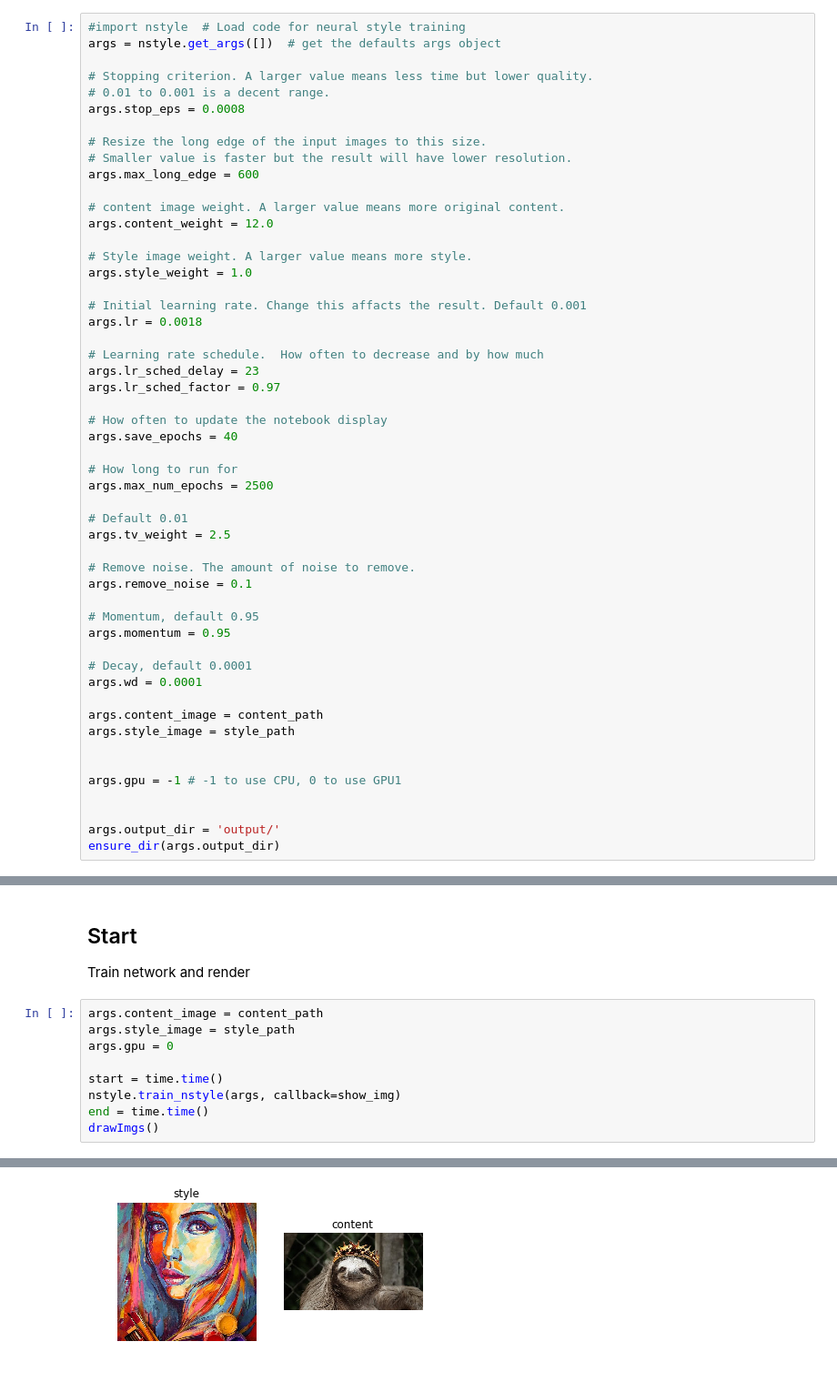
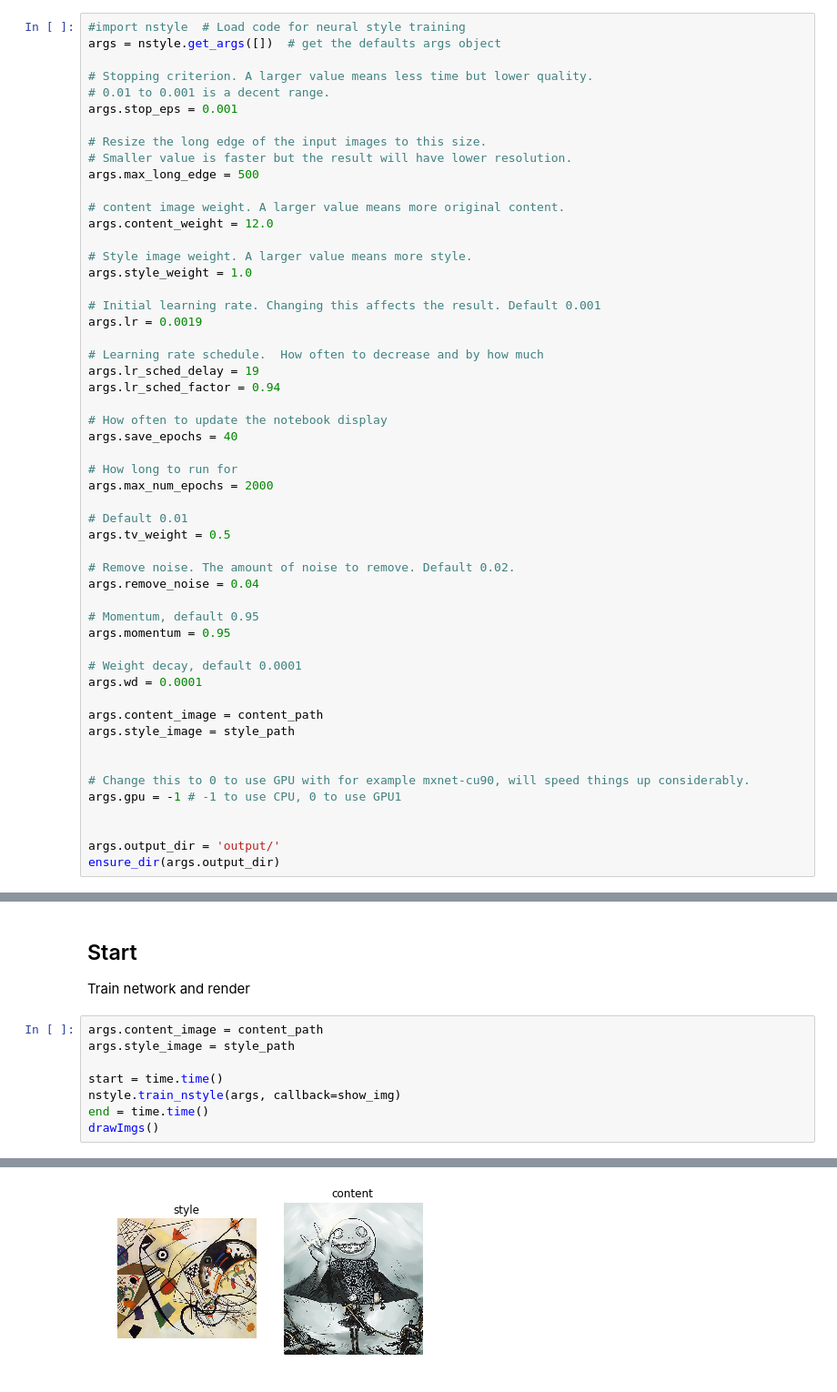
Before and after one commit to Dacrol/neural-style, a Jupyter notebook: neuralart.ipynb, the cells around one changed output, grey strips where cells are left out. Shown at 91% size. Drawn from its saved outputs; the diff is of its cells as text.

```diff
--- a/neuralart.ipynb
+++ b/neuralart.ipynb
@@ -147,11 +147,11 @@ args = nstyle.get_args([])  # get the defaults args object
 
 # Stopping criterion. A larger value means less time but lower quality.
 # 0.01 to 0.001 is a decent range.
-args.stop_eps = 0.0008
+args.stop_eps = 0.001
 
 # Resize the long edge of the input images to this size.
 # Smaller value is faster but the result will have lower resolution.
-args.max_long_edge = 600
+args.max_long_edge = 500
 
 # content image weight. A larger value means more original content.
 args.content_weight = 12.0
@@ -159,35 +159,36 @@ args.content_weight = 12.0
 # Style image weight. A larger value means more style.
 args.style_weight = 1.0
 
-# Initial learning rate. Change this affacts the result. Default 0.001
-args.lr = 0.0018
+# Initial learning rate. Changing this affects the result. Default 0.001
+args.lr = 0.0019
 
 # Learning rate schedule.  How often to decrease and by how much
-args.lr_sched_delay = 23
-args.lr_sched_factor = 0.97
+args.lr_sched_delay = 19
+args.lr_sched_factor = 0.94
 
 # How often to update the notebook display
 args.save_epochs = 40
 
 # How long to run for
-args.max_num_epochs = 2500
+args.max_num_epochs = 2000
 
 # Default 0.01
-args.tv_weight = 2.5
+args.tv_weight = 0.5
 
-# Remove noise. The amount of noise to remove.
-args.remove_noise = 0.1
+# Remove noise. The amount of noise to remove. Default 0.02.
+args.remove_noise = 0.04
 
 # Momentum, default 0.95
 args.momentum = 0.95
 
-# Decay, default 0.0001
+# Weight decay, default 0.0001
 args.wd = 0.0001
 
 args.content_image = content_path
 args.style_image = style_path
 
 
+# Change this to 0 to use GPU with for example mxnet-cu90, will speed things up considerably.
 args.gpu = -1 # -1 to use CPU, 0 to use GPU1
 
 
@@ -228,7 +229,6 @@ Train network and render
 # %%
 args.content_image = content_path
 args.style_image = style_path
-args.gpu = 0
 
 start = time.time()
 nstyle.train_nstyle(args, callback=show_img)
@@ -243,5 +243,5 @@ output/e_2480.png
 [interactive output not drawn]
-[figure, old version]
+[figure, new version]
 # %%
 display(buttonC)
 display(buttonS)
```
Also changed, not shown: parts of 3 cells of this notebook.
